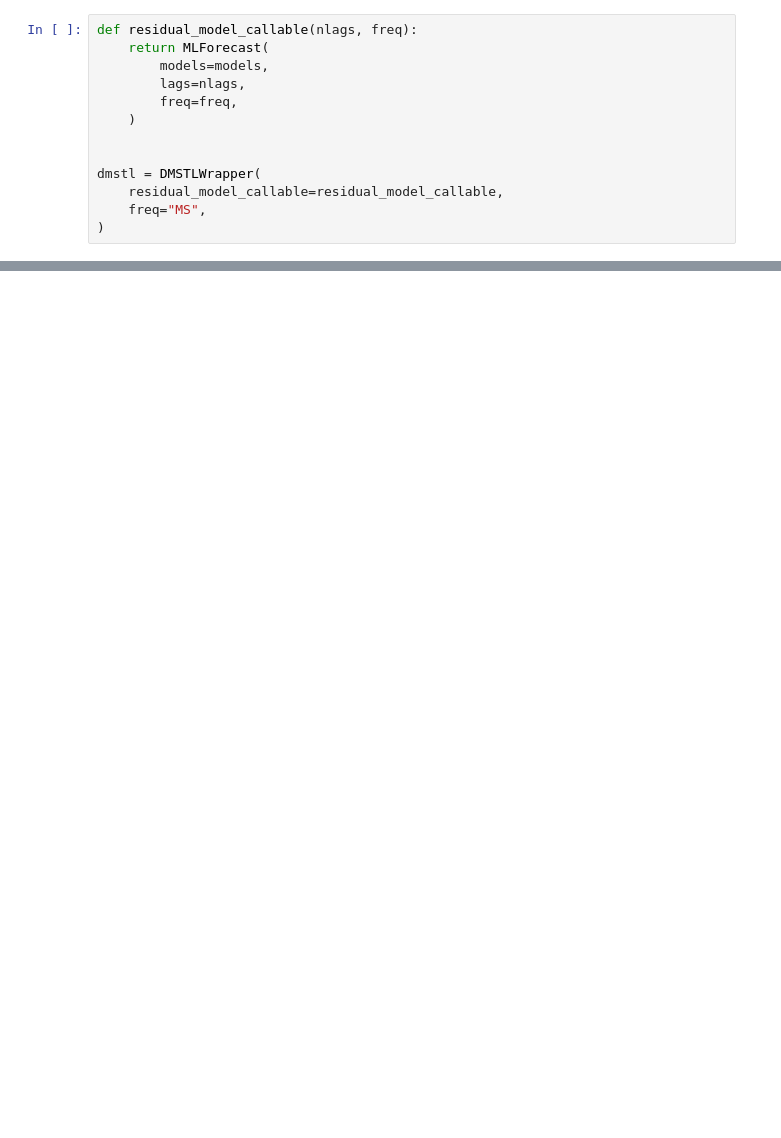
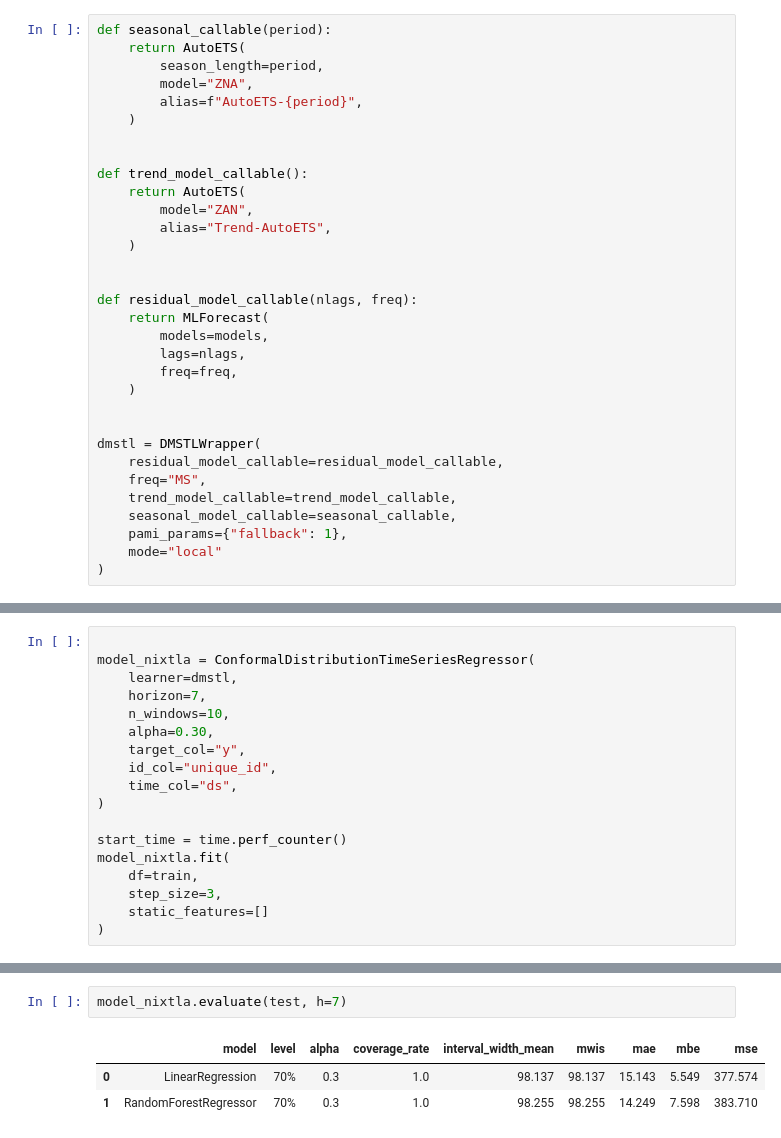
Before and after one commit to heylucasleao/tinyconformal, a Jupyter notebook: examples/series/mscp.ipynb, the cells around one changed output, grey strips where cells are left out. Cells and saved outputs as stored; diff of their text form; blank space fills up the shorter version.

```diff
--- a/examples/series/mscp.ipynb
+++ b/examples/series/mscp.ipynb
@@ -40,4 +44,19 @@ models = [LinearRegression(), RandomForestRegressor(n_estimators=100, random_sta
 # %%
+def seasonal_callable(period):
+    return AutoETS(
+        season_length=period,
+        model="ZNA",
+        alias=f"AutoETS-{period}",
+    )
+
+
+def trend_model_callable():
+    return AutoETS(
+        model="ZAN",
+        alias="Trend-AutoETS",
+    )
+
+
 def residual_model_callable(nlags, freq):
     return MLForecast(
         models=models,
@@ -49,4 +68,8 @@ def residual_model_callable(nlags, freq):
 dmstl = DMSTLWrapper(
     residual_model_callable=residual_model_callable,
     freq="MS",
+    trend_model_callable=trend_model_callable,
+    seasonal_model_callable=seasonal_callable,
+    pami_params={"fallback": 1},
+    mode="local"
 )
@@ -57,0 +76,18 @@ DMSTLWrapper(freq='MS',
+# %%
+
+model_nixtla = ConformalDistributionTimeSeriesRegressor(
+    learner=dmstl,
+    horizon=7,
+    n_windows=10,
+    alpha=0.30,
+    target_col="y",
+    id_col="unique_id",
+    time_col="ds",
+)
+
+start_time = time.perf_counter()
+model_nixtla.fit(
+    df=train,
+    step_size=3,
+    static_features=[]
+)
@@ -57,0 +102,6 @@ DMSTLWrapper(freq='MS',
+# %%
+model_nixtla.evaluate(test, h=7)
+# %% [output]
+|  | model | level | alpha | coverage_rate | interval_width_mean | mwis | mae | mbe | mse |
+| 0 | LinearRegression | 70% | 0.3 | 1.0 | 98.137 | 98.137 | 15.143 | 5.549 | 377.574 |
+| 1 | RandomForestRegressor | 70% | 0.3 | 1.0 | 98.255 | 98.255 | 14.249 | 7.598 | 383.710 |
```
Also changed, not shown: parts of 7 cells of this notebook.
